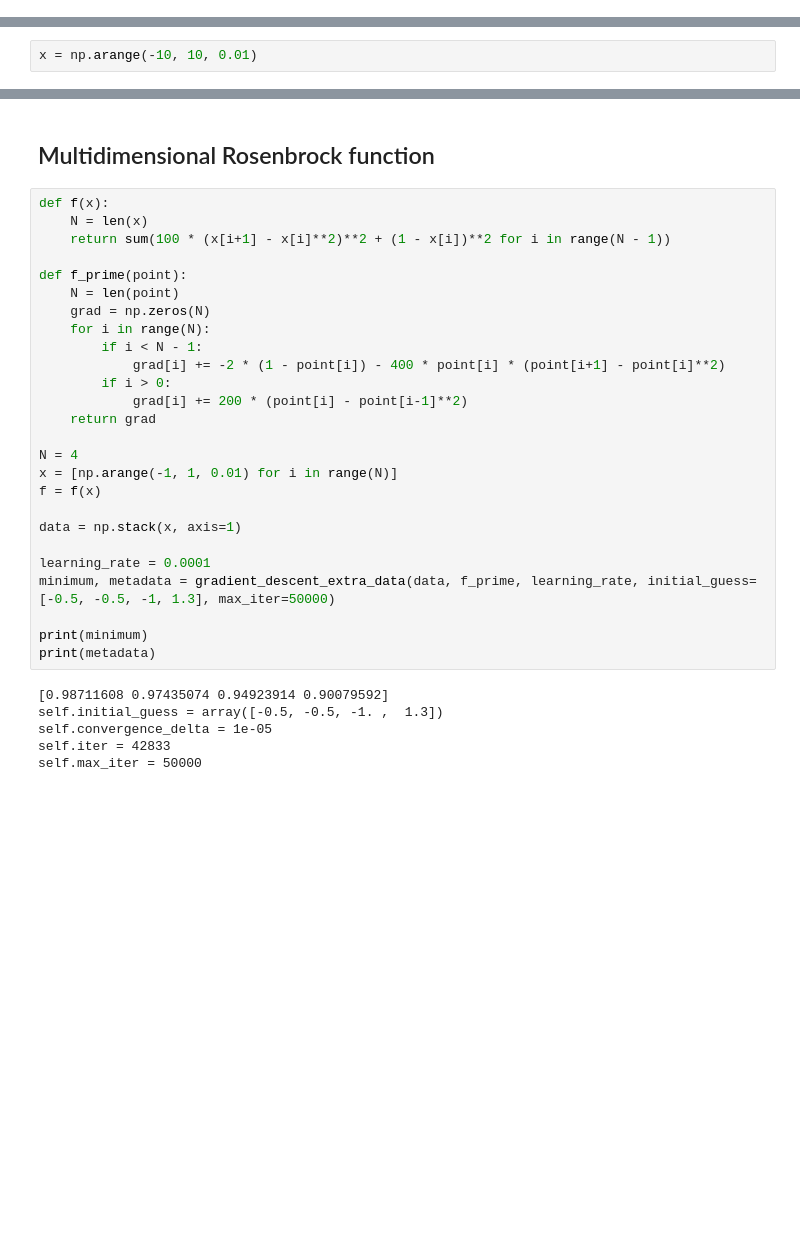
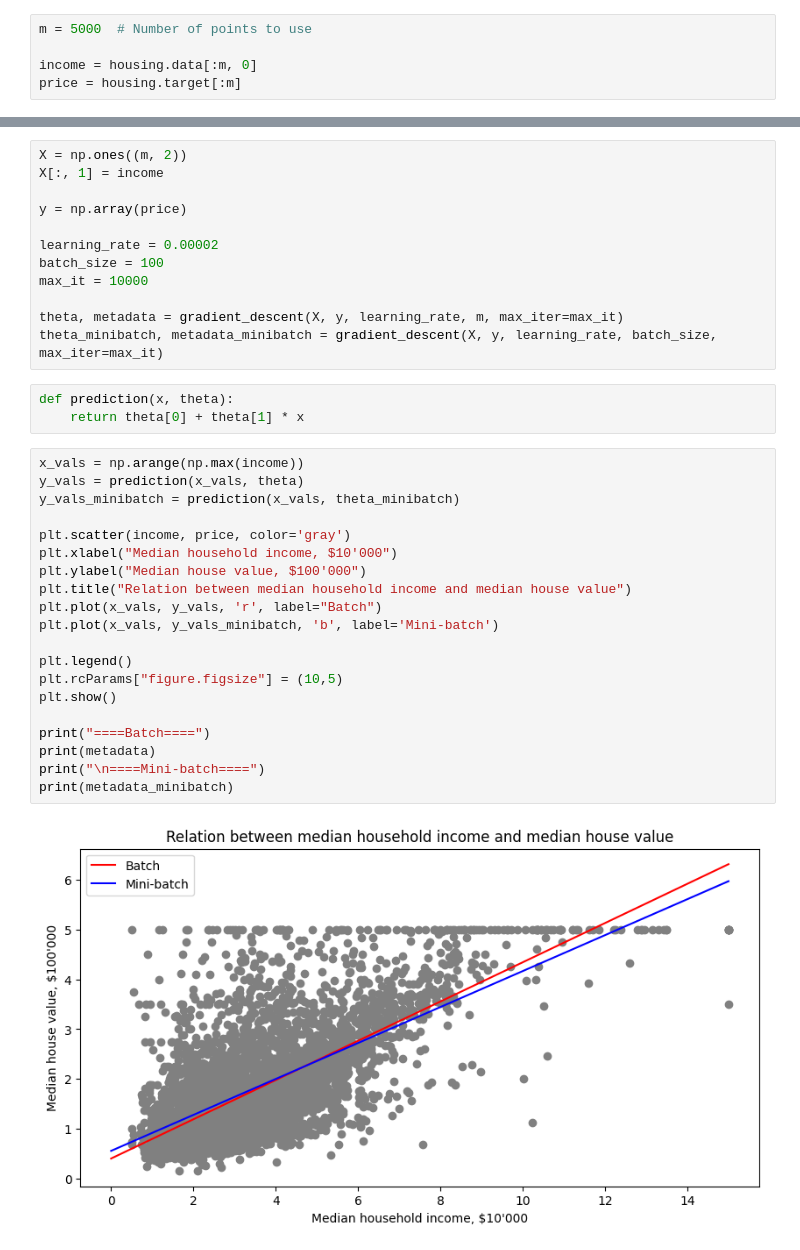
Before and after one commit to zkkv/machine-learning, a Jupyter notebook: gradient-descent/gradient_descent.ipynb, the cells around one changed output, grey strips where cells are left out. Saved outputs shown, nothing was run; the diff lists cells and outputs as text; blank space fills up the shorter version.

Commit message:
Add batch and stochastic gradient descent on real data; mention synthetic data in the old gradient descent

```diff
--- a/gradient-descent/gradient_descent.ipynb
+++ b/gradient-descent/gradient_descent.ipynb
@@ -10,0 +21,5 @@ from mpl_toolkits.mplot3d import Axes3D
+# %%
+m = 5000  # Number of points to use
+
+income = housing.data[:m, 0]
+price = housing.target[:m]
@@ -111,2 +106,0 @@ def plot_3D(minimum, metadata, caption, rotation = None):
-# %%
-x = np.arange(-10, 10, 0.01)
@@ -272,34 +107,37 @@ self.max_iter = 1000
-# %% [markdown]
-## Multidimensional Rosenbrock function
-# %%
-def f(x):
-	N = len(x)
-	return sum(100 * (x[i+1] - x[i]**2)**2 + (1 - x[i])**2 for i in range(N - 1))
-
-def f_prime(point):
-	N = len(point)
-	grad = np.zeros(N)
-	for i in range(N):
-		if i < N - 1:
-			grad[i] += -2 * (1 - point[i]) - 400 * point[i] * (point[i+1] - point[i]**2)
-		if i > 0:
-			grad[i] += 200 * (point[i] - point[i-1]**2)
-	return grad
-
-N = 4
-x = [np.arange(-1, 1, 0.01) for i in range(N)]
-f = f(x)
-
-data = np.stack(x, axis=1)
-
-learning_rate = 0.0001
-minimum, metadata = gradient_descent_extra_data(data, f_prime, learning_rate, initial_guess=[-0.5, -0.5, -1, 1.3], max_iter=50000)
-
-print(minimum)
-print(metadata)
-# %% [output]
-[0.98711608 0.97435074 0.94923914 0.90079592]
-self.initial_guess = array([-0.5, -0.5, -1. ,  1.3])
-self.convergence_delta = 1e-05
-self.iter = 42833
-self.max_iter = 50000
+# %%
+X = np.ones((m, 2))
+X[:, 1] = income
+
+y = np.array(price)
+
+learning_rate = 0.00002
+batch_size = 100
+max_it = 10000
+
+theta, metadata = gradient_descent(X, y, learning_rate, m, max_iter=max_it)
+theta_minibatch, metadata_minibatch = gradient_descent(X, y, learning_rate, batch_size, max_iter=max_it)
+# %%
+def prediction(x, theta):
+	return theta[0] + theta[1] * x
+# %%
+x_vals = np.arange(np.max(income))
+y_vals = prediction(x_vals, theta)
+y_vals_minibatch = prediction(x_vals, theta_minibatch)
+
+plt.scatter(income, price, color='gray')
+plt.xlabel("Median household income, $10'000")
+plt.ylabel("Median house value, $100'000")
+plt.title("Relation between median household income and median house value")
+plt.plot(x_vals, y_vals, 'r', label="Batch")
+plt.plot(x_vals, y_vals_minibatch, 'b', label='Mini-batch')
+
+plt.legend()
+plt.rcParams["figure.figsize"] = (10,5)
+plt.show()
+
+print("====Batch====")
+print(metadata)
+print("\n====Mini-batch====")
+print(metadata_minibatch)
+# %% [output]
+[figure, added]
```
Also changed, not shown: parts of 20 cells of this notebook.
